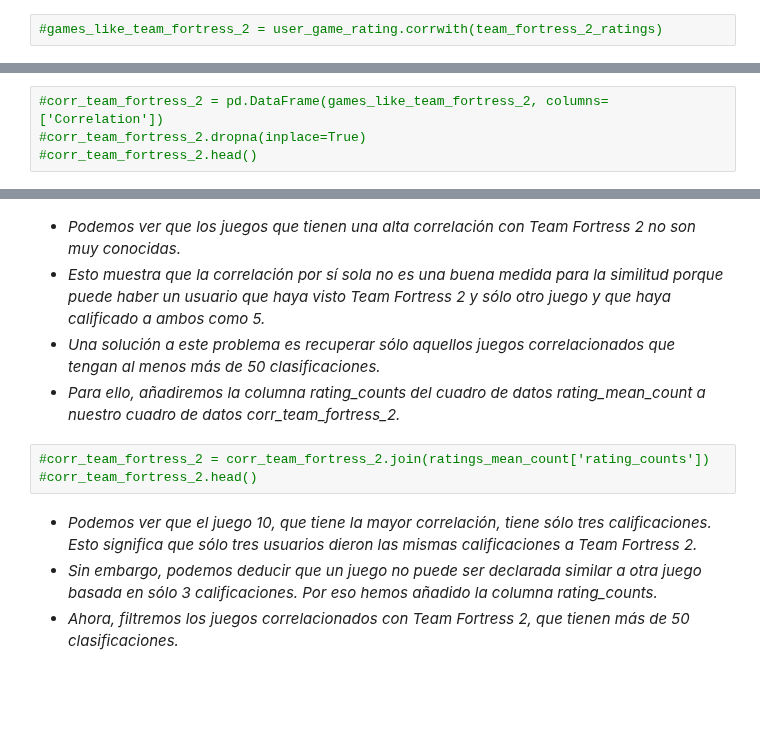
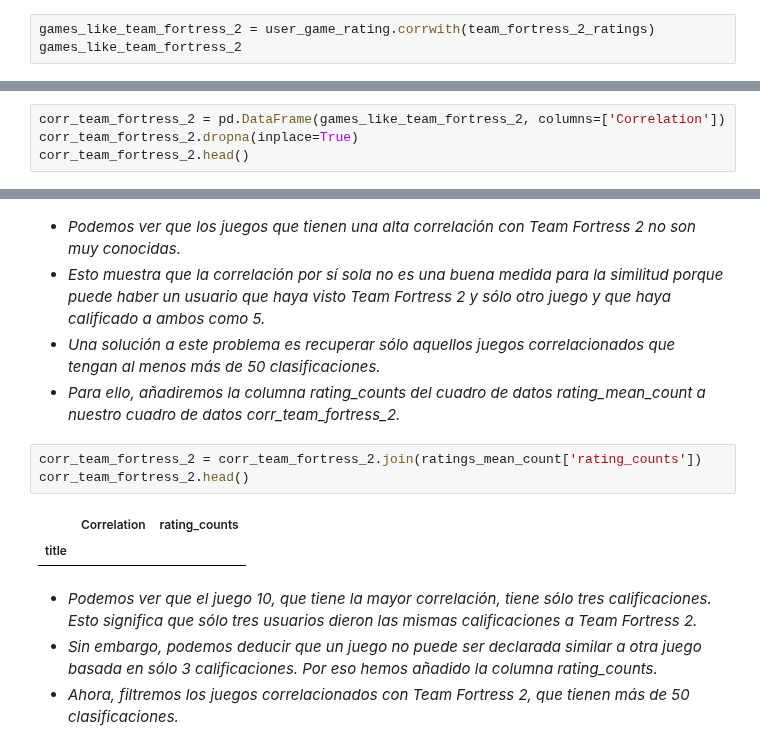
Before and after one commit to alseveso/AcamicaDS, a Jupyter notebook: Proyecto 3/A. Proyecto 03_Alejandra Seveso.ipynb, the cells around one changed output, grey strips where cells are left out. Cells and saved outputs as stored; diff of their text form; blank space fills up the shorter version.

```diff
--- a/Proyecto 3/A. Proyecto 03_Alejandra Seveso.ipynb
+++ b/Proyecto 3/A. Proyecto 03_Alejandra Seveso.ipynb
@@ -1010,4 +1067,5 @@ team_fortress_2_ratings.head()
 * *Ahora, recuperaremos todas los juegos que son similares a Team Fortress 2.*
 * *Podemos encontrar la correlación entre las clasificaciones de usuario de Team Fortress 2 y todas los demás juegos usando la función corrwith() como se muestra a continuación:*
 # %%
-#games_like_team_fortress_2 = user_game_rating.corrwith(team_fortress_2_ratings)
+games_like_team_fortress_2 = user_game_rating.corrwith(team_fortress_2_ratings)
+games_like_team_fortress_2
@@ -1014,4 +1086,4 @@ team_fortress_2_ratings.head()
 # %%
-#corr_team_fortress_2 = pd.DataFrame(games_like_team_fortress_2, columns=['Correlation'])
-#corr_team_fortress_2.dropna(inplace=True)
-#corr_team_fortress_2.head()
+corr_team_fortress_2 = pd.DataFrame(games_like_team_fortress_2, columns=['Correlation'])
+corr_team_fortress_2.dropna(inplace=True)
+corr_team_fortress_2.head()
@@ -1025,8 +1103,11 @@ team_fortress_2_ratings.head()
 * *Una solución a este problema es recuperar sólo aquellos juegos correlacionados que tengan al menos más de 50 clasificaciones.*
 * *Para ello, añadiremos la columna rating_counts del cuadro de datos rating_mean_count a nuestro cuadro de datos corr_team_fortress_2.*
 # %%
-#corr_team_fortress_2 = corr_team_fortress_2.join(ratings_mean_count['rating_counts'])
-#corr_team_fortress_2.head()
+corr_team_fortress_2 = corr_team_fortress_2.join(ratings_mean_count['rating_counts'])
+corr_team_fortress_2.head()
+# %% [output]
+|  | Correlation | rating_counts |
+| title |  |  |
 # %% [markdown]
 * *Podemos ver que el juego 10, que tiene la mayor correlación, tiene sólo tres calificaciones. Esto significa que sólo tres usuarios dieron las mismas calificaciones a Team Fortress 2.*
 * *Sin embargo, podemos deducir que un juego no puede ser declarada similar a otra juego basada en sólo 3 calificaciones. Por eso hemos añadido la columna rating_counts.*
```
Also changed, not shown: parts of 25 cells of this notebook.
